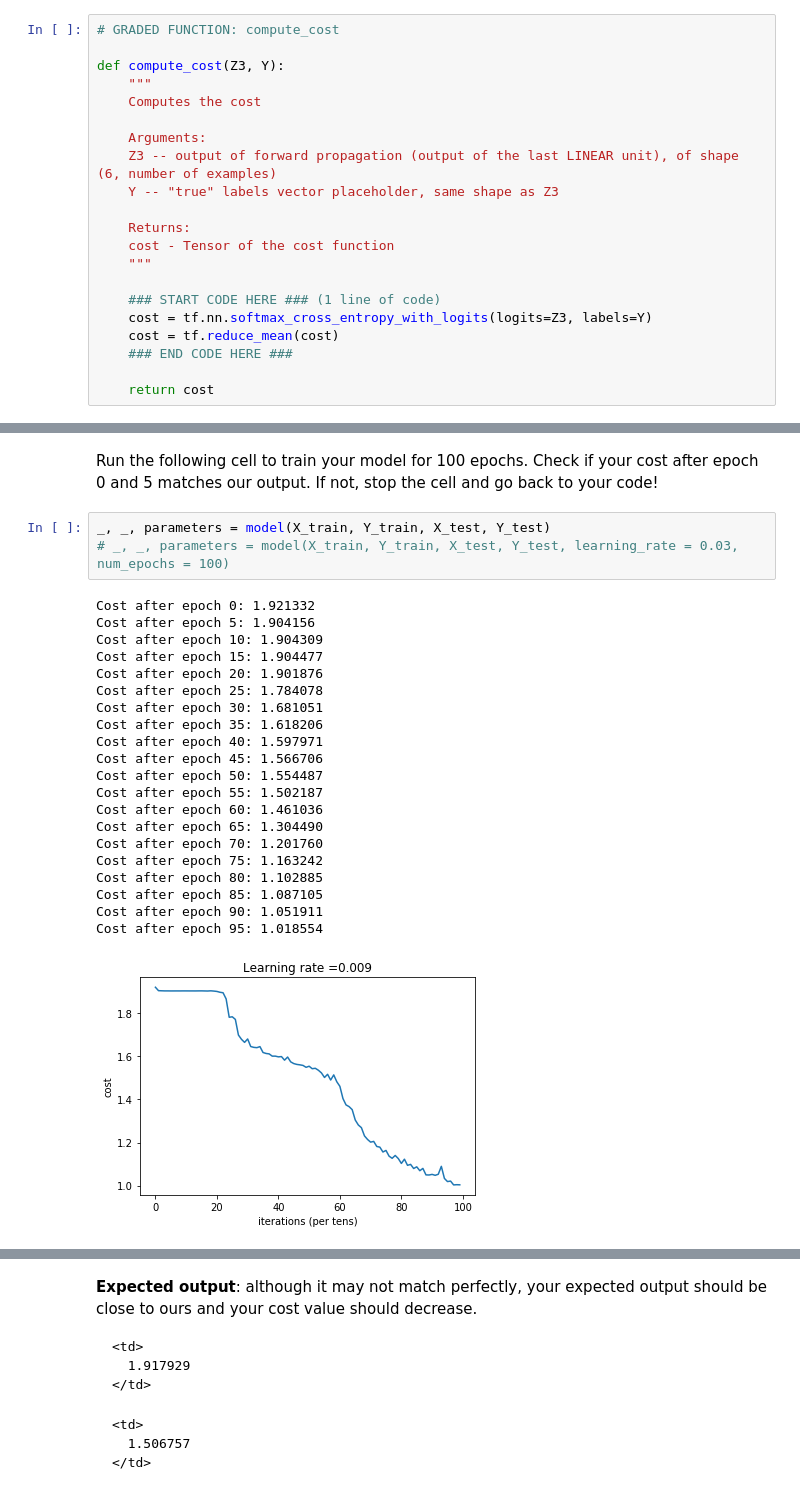
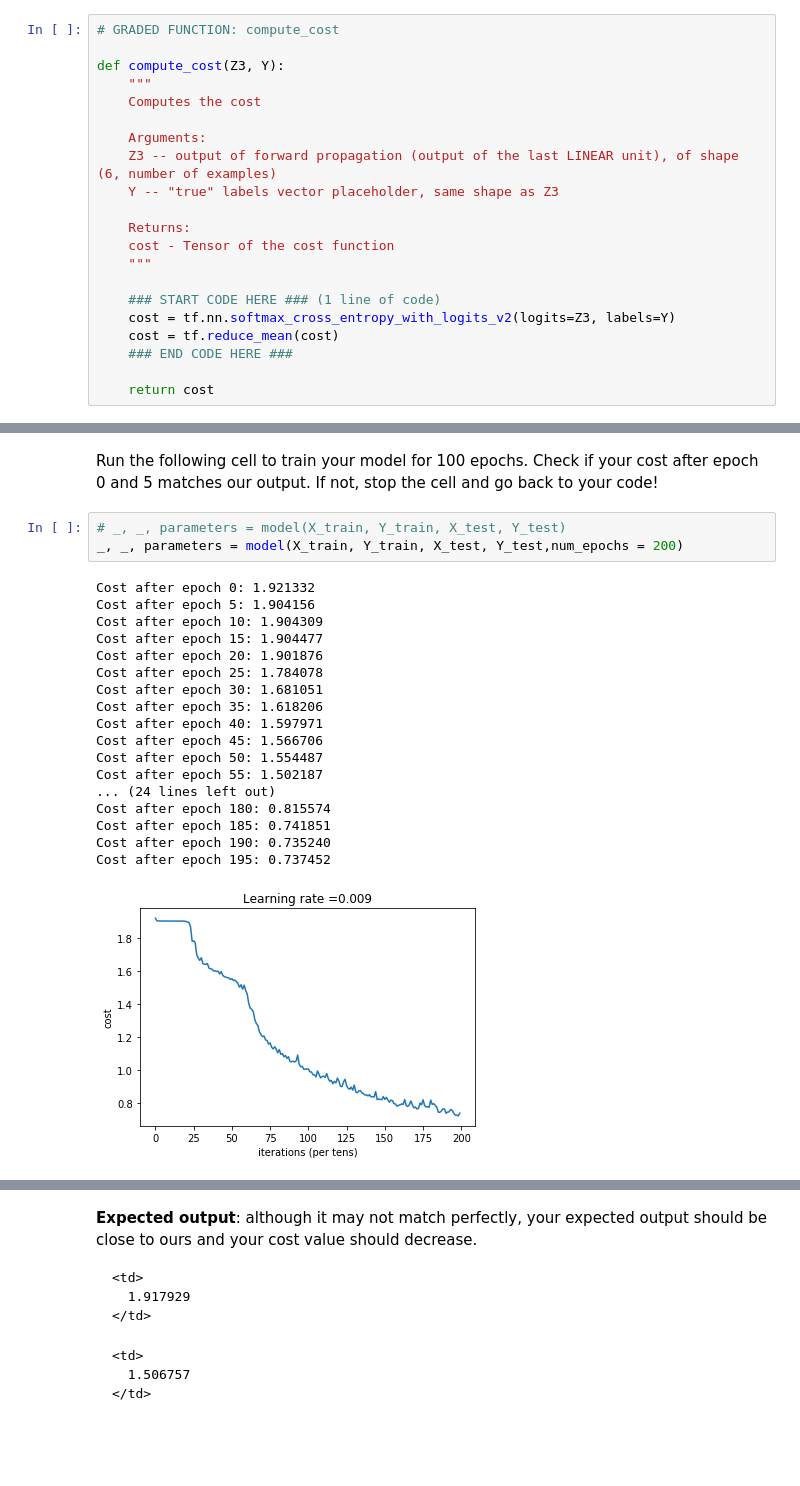
Before and after one commit to JhonEdisonParo/Coursera, a Jupyter notebook: deeplearning.ia/Convolutional Neural Networks/week 01/02 Convolution model - Application.ipynb, the cells around one changed output, grey strips where cells are left out. Saved outputs shown, nothing was run; the diff lists cells and outputs as text; blank space fills up the shorter version.

```diff
--- a/deeplearning.ia/Convolutional Neural Networks/week 01/02 Convolution model - Application.ipynb
+++ b/deeplearning.ia/Convolutional Neural Networks/week 01/02 Convolution model - Application.ipynb
@@ -374,7 +374,7 @@ def compute_cost(Z3, Y):
     """
 
     ### START CODE HERE ### (1 line of code)
-    cost = tf.nn.softmax_cross_entropy_with_logits(logits=Z3, labels=Y)
+    cost = tf.nn.softmax_cross_entropy_with_logits_v2(logits=Z3, labels=Y)
     cost = tf.reduce_mean(cost)
     ### END CODE HERE ###
 
@@ -543,28 +546,25 @@ def model(X_train, Y_train, X_test, Y_test, learning_rate = 0.009,
 # %% [markdown]
 Run the following cell to train your model for 100 epochs. Check if your cost after epoch 0 and 5 matches our output. If not, stop the cell and go back to your code!
 # %%
-_, _, parameters = model(X_train, Y_train, X_test, Y_test)
-# _, _, parameters = model(X_train, Y_train, X_test, Y_test, learning_rate = 0.03, num_epochs = 100)
+# _, _, parameters = model(X_train, Y_train, X_test, Y_test)
+_, _, parameters = model(X_train, Y_train, X_test, Y_test,num_epochs = 200)
 # %% [output]
 Cost after epoch 0: 1.921332
 Cost after epoch 5: 1.904156
 Cost after epoch 10: 1.904309
 Cost after epoch 15: 1.904477
 Cost after epoch 20: 1.901876
 Cost after epoch 25: 1.784078
 Cost after epoch 30: 1.681051
 Cost after epoch 35: 1.618206
 Cost after epoch 40: 1.597971
 Cost after epoch 45: 1.566706
 Cost after epoch 50: 1.554487
 Cost after epoch 55: 1.502187
-Cost after epoch 60: 1.461036
-Cost after epoch 65: 1.304490
-Cost after epoch 70: 1.201760
-Cost after epoch 75: 1.163242
-Cost after epoch 80: 1.102885
-Cost after epoch 85: 1.087105
-Cost after epoch 90: 1.051911
-Cost after epoch 95: 1.018554
+... (24 lines left out)
+Cost after epoch 180: 0.815574
+Cost after epoch 185: 0.741851
+Cost after epoch 190: 0.735240
+Cost after epoch 195: 0.737452
-[figure, old version]
+[figure, new version]
 Tensor("Mean_1:0", shape=(), dtype=float32)
```
Also changed, not shown: parts of 2 cells of this notebook.
